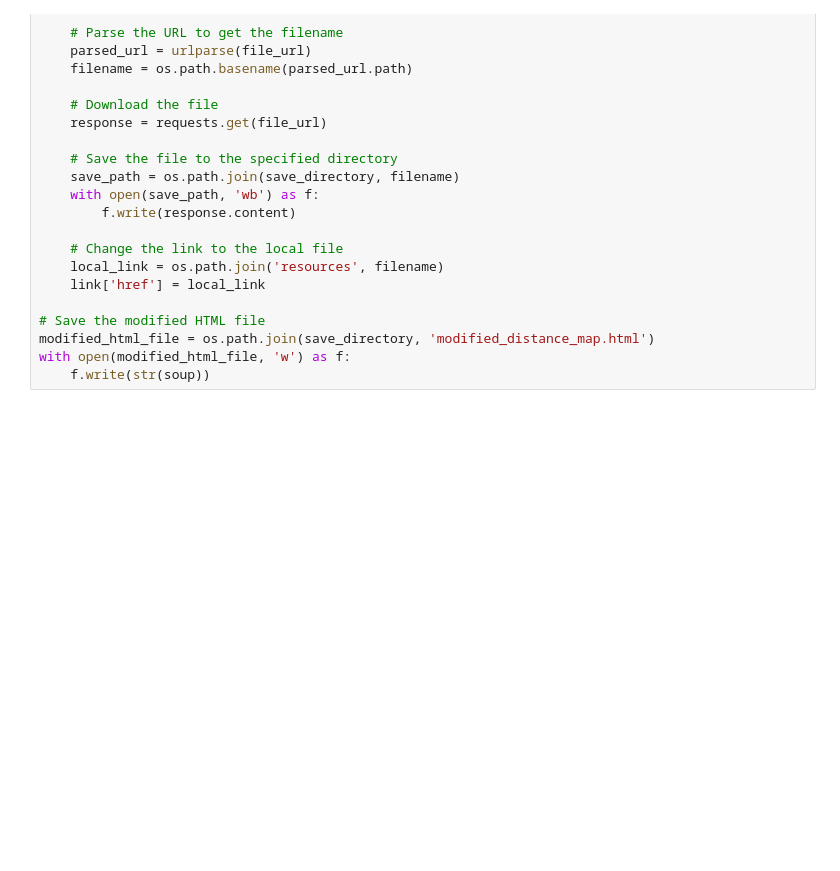
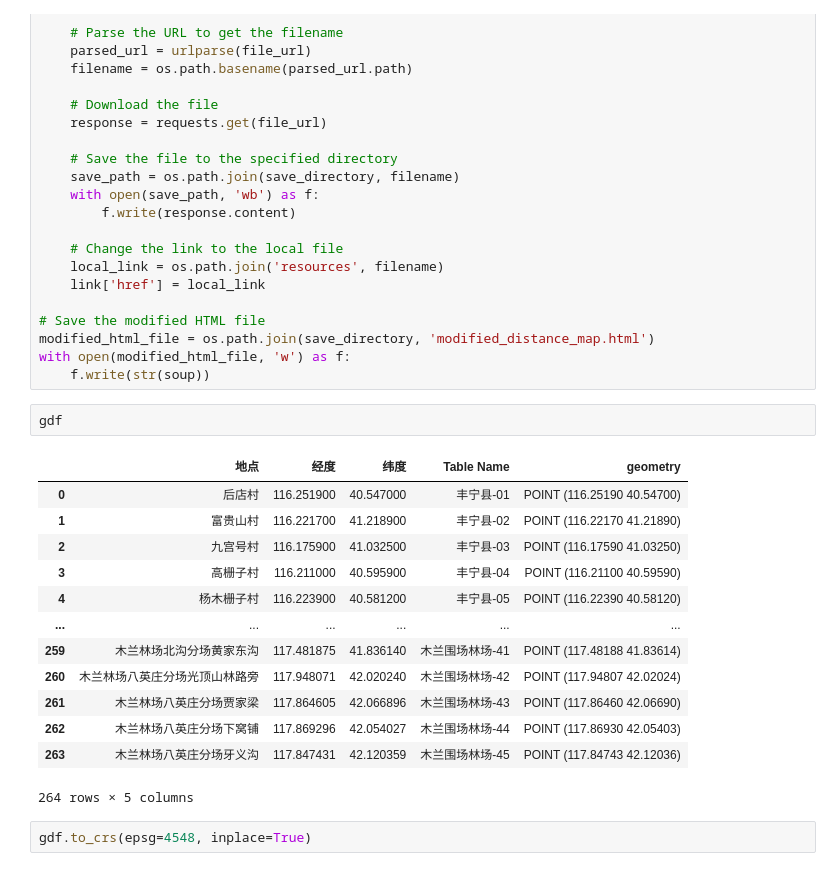
Before and after one commit to why198546/HLandscape, a Jupyter notebook: 11.PDF/航测范围/navroutes.ipynb, the cells around one changed output. Drawn from its saved outputs; the diff is of its cells as text; blank space fills up the shorter version.

```diff
--- a/11.PDF/航测范围/navroutes.ipynb
+++ b/11.PDF/航测范围/navroutes.ipynb
@@ -92,3 +91,21 @@ for link in links:
 modified_html_file = os.path.join(save_directory, 'modified_distance_map.html')
 with open(modified_html_file, 'w') as f:
     f.write(str(soup))
+# %%
+gdf
+# %% [output]
+|  | 地点 | 经度 | 纬度 | Table Name | geometry |
+| 0 | 后店村 | 116.251900 | 40.547000 | 丰宁县-01 | POINT (116.25190 40.54700) |
+| 1 | 富贵山村 | 116.221700 | 41.218900 | 丰宁县-02 | POINT (116.22170 41.21890) |
+| 2 | 九宫号村 | 116.175900 | 41.032500 | 丰宁县-03 | POINT (116.17590 41.03250) |
+| 3 | 高栅子村 | 116.211000 | 40.595900 | 丰宁县-04 | POINT (116.21100 40.59590) |
+| 4 | 杨木栅子村 | 116.223900 | 40.581200 | 丰宁县-05 | POINT (116.22390 40.58120) |
+| ... | ... | ... | ... | ... | ... |
+| 259 | 木兰林场北沟分场黄家东沟 | 117.481875 | 41.836140 | 木兰围场林场-41 | POINT (117.48188 41.83614) |
+| 260 | 木兰林场八英庄分场光顶山林路旁 | 117.948071 | 42.020240 | 木兰围场林场-42 | POINT (117.94807 42.02024) |
+| 261 | 木兰林场八英庄分场贾家梁 | 117.864605 | 42.066896 | 木兰围场林场-43 | POINT (117.86460 42.06690) |
+| 262 | 木兰林场八英庄分场下窝铺 | 117.869296 | 42.054027 | 木兰围场林场-44 | POINT (117.86930 42.05403) |
+| 263 | 木兰林场八英庄分场牙义沟 | 117.847431 | 42.120359 | 木兰围场林场-45 | POINT (117.84743 42.12036) |
+264 rows × 5 columns
+# %%
+gdf.to_crs(epsg=4548, inplace=True)
```
Also changed, not shown: parts of 6 cells of this notebook, 1 other file.
